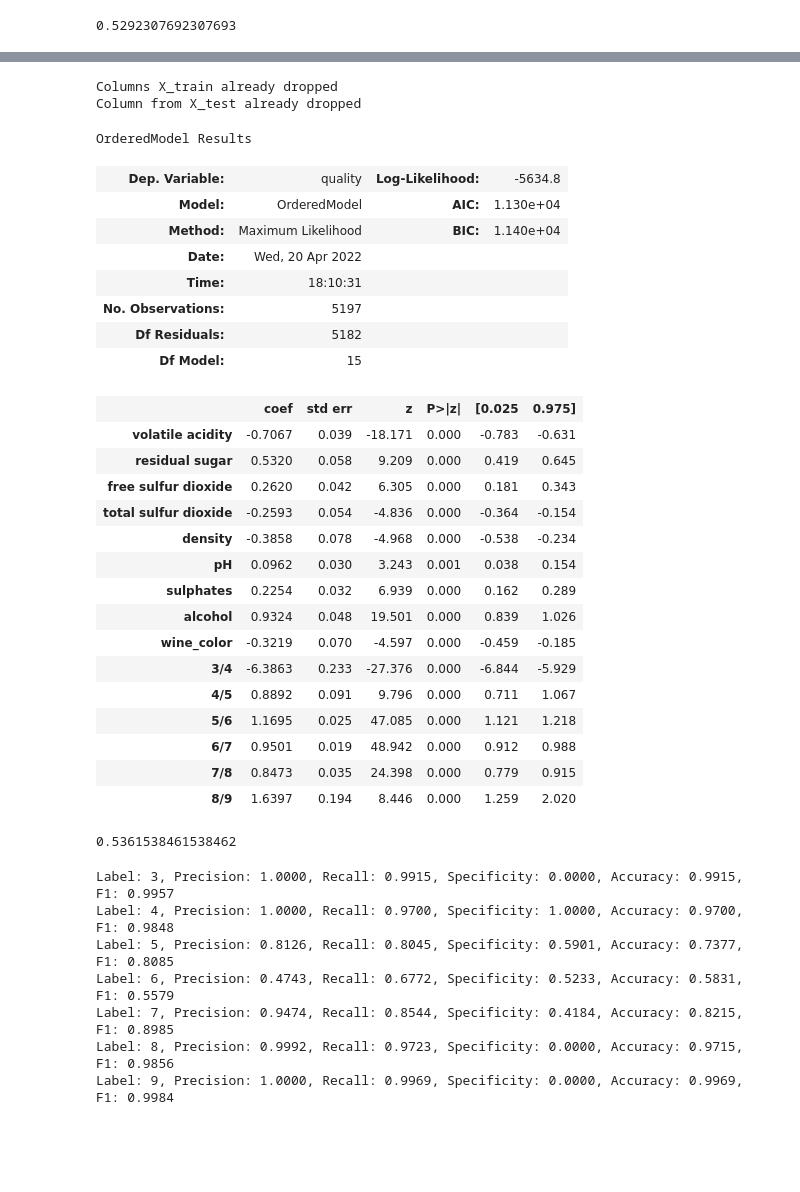
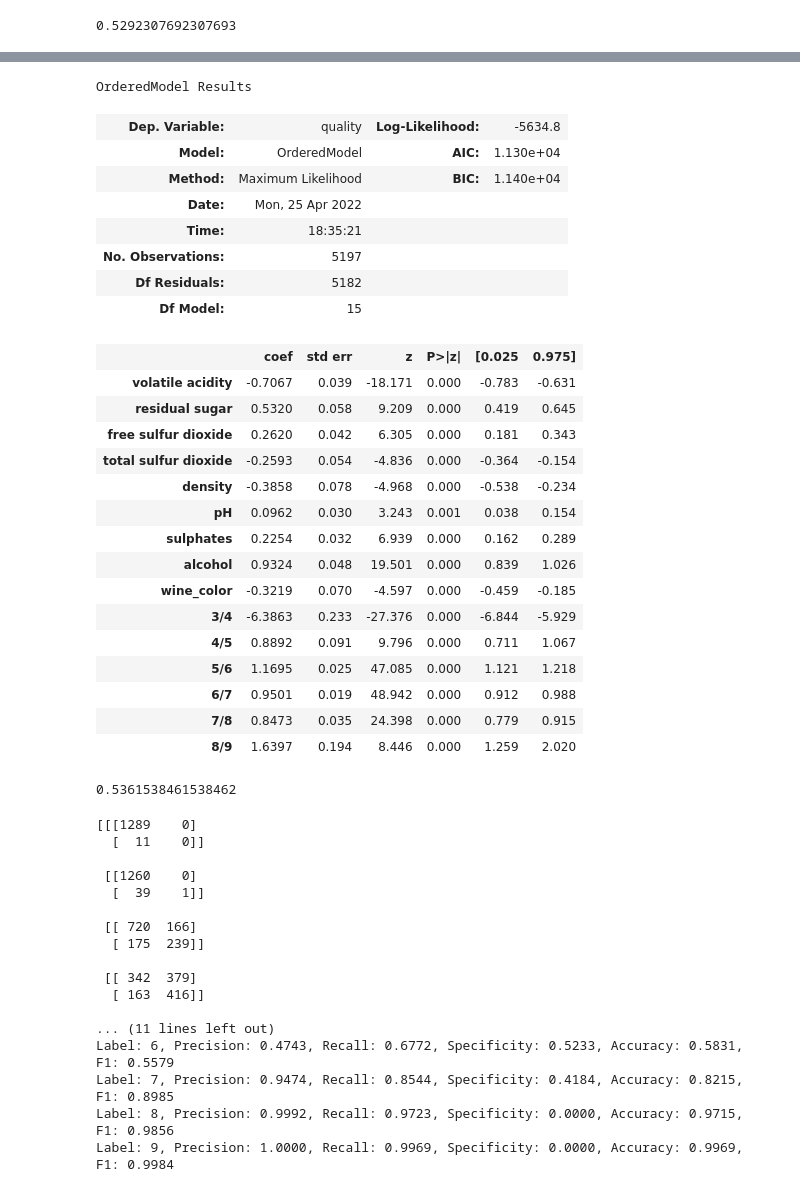
Before and after one commit to randrmoel/dsbc_capstone2, a Jupyter notebook: notebooks/NotebookCapstone2_model.ipynb, the cells around one changed output, grey strips where cells are left out. Drawn from its saved outputs; the diff is of its cells as text; code cells hidden in the pictures; blank space fills up the shorter version.

```diff
--- a/notebooks/NotebookCapstone2_model.ipynb
+++ b/notebooks/NotebookCapstone2_model.ipynb
@@ -83,6 +107,10 @@ X_train, X_test, y_train, y_test = train_test_split(X, y,stratify= X['strat'], r
 # Drop the strat column
 X_train = X_train.drop('strat', axis = 1)
 X_test = X_test.drop('strat', axis = 1)
+# %%
+X_train['logalco'] = np.sqrt(X_train['alcohol'])
+X_test['logalco'] = np.sqrt(X_test['alcohol'])
+x_cols.append('logalco')
 # %%
 # Perform standard scaler on training set and also apply this scaler to test set
 # To prevent leakage and because we learn something from the data when we scale, scaling should be done first
@@ -139,7 +167,11 @@ import scipy.stats as stats
 from statsmodels.miscmodels.ordinal_model import OrderedModel
 # %%
 # Logit Model First
-mod_prob = OrderedModel(y_train, df_scaled_X_train, distr='logit')
+# without logalco
+df_scaled_X_train_nalco = df_scaled_X_train.drop('logalco', axis = 1, inplace = False)
+df_scaled_X_test_nalco = df_scaled_X_test.drop('logalco', axis = 1, inplace = False)
+
+mod_prob = OrderedModel(y_train, df_scaled_X_train_nalco, distr='logit')
 res_prob = mod_prob.fit(method='bfgs', disp =False)
 res_prob.summary()
 # %% [output]
@@ -172,6 +204,6 @@ OrderedModel Results
 <h3>We should drop citric acid as it has a large p-value and is colinear with acidity</h3>
 # %%
 try:
-    df_scaled_X_train.drop('citric acid', inplace=True, axis=1)
+    df_scaled_X_train_nalco.drop('citric acid', inplace=True, axis=1)
 except:
     print('Citric acid already dropped')
@@ -265,27 +290,24 @@ array([[[1289,    0],
 # let's drop them. And clorides is not significant
 
 try:
-    df_scaled_X_train.drop(['chlorides', 'fixed acidity'], inplace = True, axis = 1)
+    df_scaled_X_train_nalco.drop(['chlorides', 'fixed acidity'], inplace = True, axis = 1)
 except:
     print('Columns from X_train already dropped')
 try:
-    df_scaled_X_test.drop(['chlorides', 'fixed acidity'], inplace = True, axis = 1)
+    df_scaled_X_test_nalco.drop(['chlorides', 'fixed acidity'], inplace = True, axis = 1)
 except:
     print('Columns from X_test already dropped')
-# %% [output]
-Columns X_train already dropped
-Column from X_test already dropped
 # %%
-mod_prob = OrderedModel(y_train, df_scaled_X_train, distr='logit')
+mod_prob = OrderedModel(y_train, df_scaled_X_train_nalco, distr='logit')
 res_prob = mod_prob.fit(method='bfgs', disp = False)
 res_prob.summary()
 # %% [output]
 OrderedModel Results
 | Dep. Variable: | quality | Log-Likelihood: | -5634.8 |
 | Model: | OrderedModel | AIC: | 1.130e+04 |
 | Method: | Maximum Likelihood | BIC: | 1.140e+04 |
-| Date: | Wed, 20 Apr 2022 |  |  |
-| Time: | 18:10:31 |  |  |
+| Date: | Mon, 25 Apr 2022 |  |  |
+| Time: | 18:35:21 |  |  |
 | No. Observations: | 5197 |  |  |
 | Df Residuals: | 5182 |  |  |
 | Df Model: | 15 |  |  |
@@ -320,13 +342,24 @@ np.sum(y_test==y_pred)/len(y_test)
 # %% [output]
 0.5361538461538462
 # %%
-cf = multilabel_confusion_matrix(y_test, y_pred)
+cf = multilabel_confusion_matrix(y_test, y_pred_nalco)
+print(cf)
 l =['3', '4', '5', '6', '7', '8', '9']
 mlstats(cf, l)
 # %% [output]
-Label: 3, Precision: 1.0000, Recall: 0.9915, Specificity: 0.0000, Accuracy: 0.9915, F1: 0.9957
-Label: 4, Precision: 1.0000, Recall: 0.9700, Specificity: 1.0000, Accuracy: 0.9700, F1: 0.9848
-Label: 5, Precision: 0.8126, Recall: 0.8045, Specificity: 0.5901, Accuracy: 0.7377, F1: 0.8085
+[[[1289    0]
+  [  11    0]]
+
+ [[1260    0]
+  [  39    1]]
+
+ [[ 720  166]
+  [ 175  239]]
+
+ [[ 342  379]
+  [ 163  416]]
+
+... (11 lines left out)
 Label: 6, Precision: 0.4743, Recall: 0.6772, Specificity: 0.5233, Accuracy: 0.5831, F1: 0.5579
 Label: 7, Precision: 0.9474, Recall: 0.8544, Specificity: 0.4184, Accuracy: 0.8215, F1: 0.8985
 Label: 8, Precision: 0.9992, Recall: 0.9723, Specificity: 0.0000, Accuracy: 0.9715, F1: 0.9856
```
Also changed, not shown: parts of 39 cells of this notebook, 2 other files.
